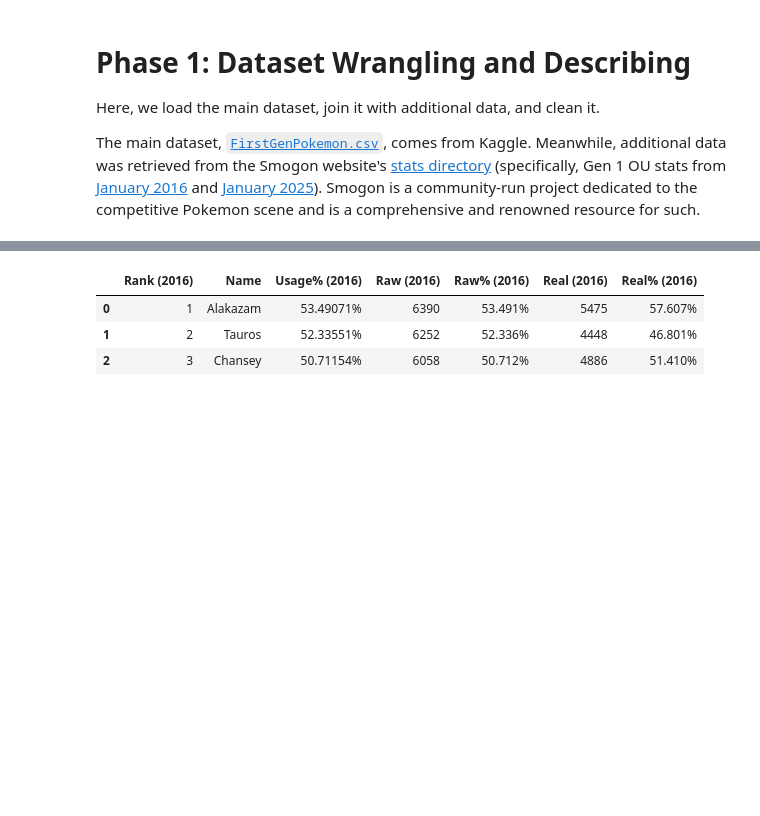
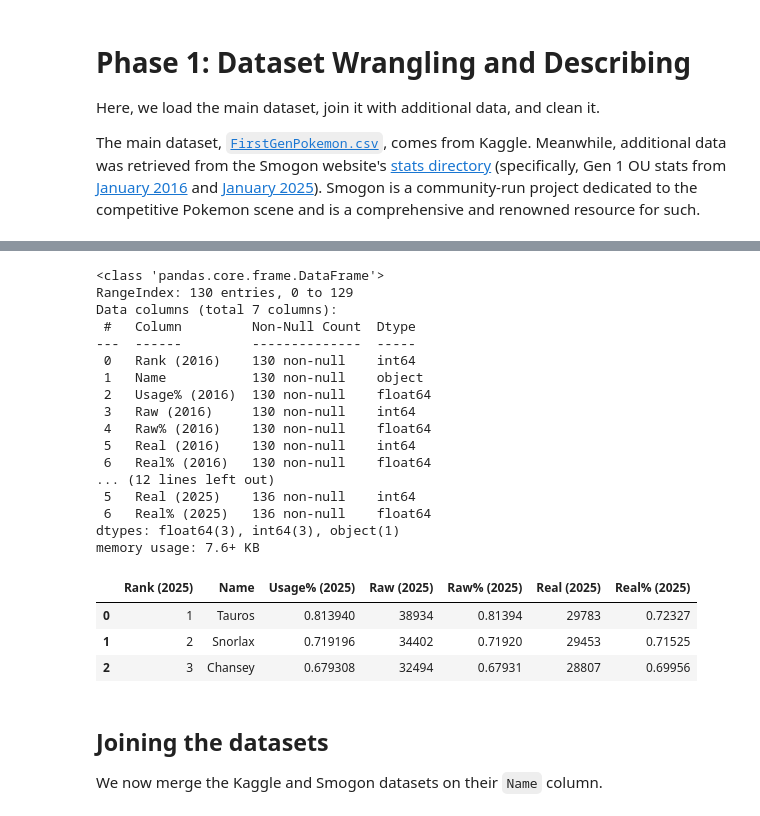
Before and after one commit to jrgo7/csmodel-mco, a Jupyter notebook: phase-1.ipynb, the cells around one changed output, grey strips where cells are left out. Drawn from its saved outputs; the diff is of its cells as text; code cells hidden in the pictures; blank space fills up the shorter version.

```diff
--- a/phase-1.ipynb
+++ b/phase-1.ipynb
@@ -10,10 +13,13 @@ import pandas as pd
 # %%
-
 # * Load main data
 main_df = pd.read_csv(r"dataset/FirstGenPokemon.csv")
 
  # ! Remove trailing space in column names
 main_df.rename(columns=lambda label: label.strip(' '), inplace=True)
+main_df.fillna({'Type2': 'none'}, inplace=True)
+# Set more appropriate datatypes
+for col in ['Name', 'Type1', 'Type2']:
+    main_df[col] = main_df[col].astype('string')
 
 main_df.info()
 main_df.head(3)
@@ -43,24 +145,47 @@ memory usage: 41.4+ KB
 # %%
 # * Load additional data
 gen1_2016_df = pd.read_csv(r"dataset/2016-01-gen1ou-0.csv")
 gen1_2025_df = pd.read_csv(r"dataset/2025-01-gen1ou-0.csv")
 
-# * Rename '%' and '%.1' columns
-# ? Do we instead remove these?
-
-gen1_2016_df.rename(columns={'%': 'Raw%', '%.1': 'Real%'}, inplace=True)
-gen1_2025_df.rename(columns={'%': 'Raw%', '%.1': 'Real%'}, inplace=True)
+# * Rename '%' and '%.1' columns and set % cols to floats
+for df in [gen1_2016_df, gen1_2025_df]:
+    df.rename(columns={'%': 'Raw%', '%.1': 'Real%'}, inplace=True)
+    for col in ['Usage%', 'Raw%', 'Real%']:
+        df[col] = df[col].str.rstrip('%').astype(float) / 100.0
 
 # * Tag all but the 'Pokemon' column in our additional data by year
 # ! We rename the 'Pokemon' column to 'Name' to sync it with the main data
 gen1_2016_df.rename(columns=lambda label: f"{label} (2016)" if label != 'Pokemon' else 'Name', inplace=True)
 gen1_2025_df.rename(columns=lambda label: f"{label} (2025)" if label != 'Pokemon' else 'Name', inplace=True)
 
-gen1_2016_df.head(3)
+gen1_2016_df.info()
+gen1_2025_df.info()
+gen1_2025_df.head(3)
 # %% [output]
+<class 'pandas.core.frame.DataFrame'>
+RangeIndex: 130 entries, 0 to 129
+Data columns (total 7 columns):
+ #   Column         Non-Null Count  Dtype
+---  ------         --------------  -----
+ 0   Rank (2016)    130 non-null    int64
+ 1   Name           130 non-null    object
+ 2   Usage% (2016)  130 non-null    float64
+ 3   Raw (2016)     130 non-null    int64
+ 4   Raw% (2016)    130 non-null    float64
+ 5   Real (2016)    130 non-null    int64
+ 6   Real% (2016)   130 non-null    float64
+... (12 lines left out)
+ 5   Real (2025)    136 non-null    int64
+ 6   Real% (2025)   136 non-null    float64
+dtypes: float64(3), int64(3), object(1)
+memory usage: 7.6+ KB
-|  | Rank (2016) | Name | Usage% (2016) | Raw (2016) | Raw% (2016) | Real (2016) | Real% (2016) |
-| 0 | 1 | Alakazam | 53.49071% | 6390 | 53.491% | 5475 | 57.607% |
-| 1 | 2 | Tauros | 52.33551% | 6252 | 52.336% | 4448 | 46.801% |
-| 2 | 3 | Chansey | 50.71154% | 6058 | 50.712% | 4886 | 51.410% |
+|  | Rank (2025) | Name | Usage% (2025) | Raw (2025) | Raw% (2025) | Real (2025) | Real% (2025) |
+| 0 | 1 | Tauros | 0.813940 | 38934 | 0.81394 | 29783 | 0.72327 |
+| 1 | 2 | Snorlax | 0.719196 | 34402 | 0.71920 | 29453 | 0.71525 |
+| 2 | 3 | Chansey | 0.679308 | 32494 | 0.67931 | 28807 | 0.69956 |
+# %% [markdown]
+## Joining the datasets
+
+We now merge the Kaggle and Smogon datasets on their `Name` column.
 # %%
 # Join data by Pokemon name
```
Also changed, not shown: parts of 16 cells of this notebook, 1 other file.
